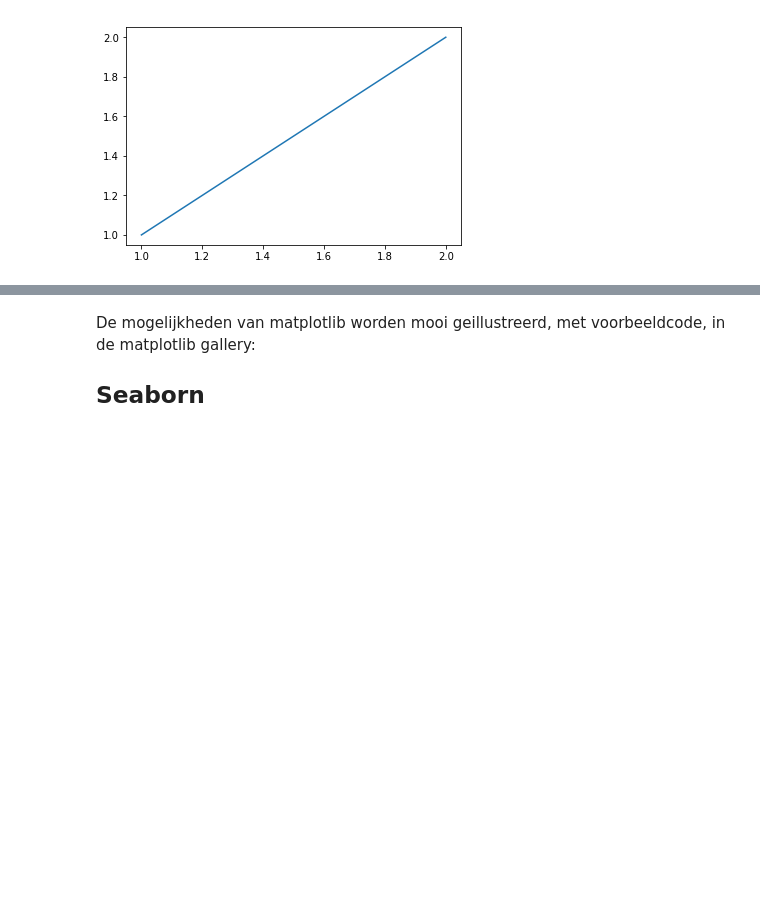
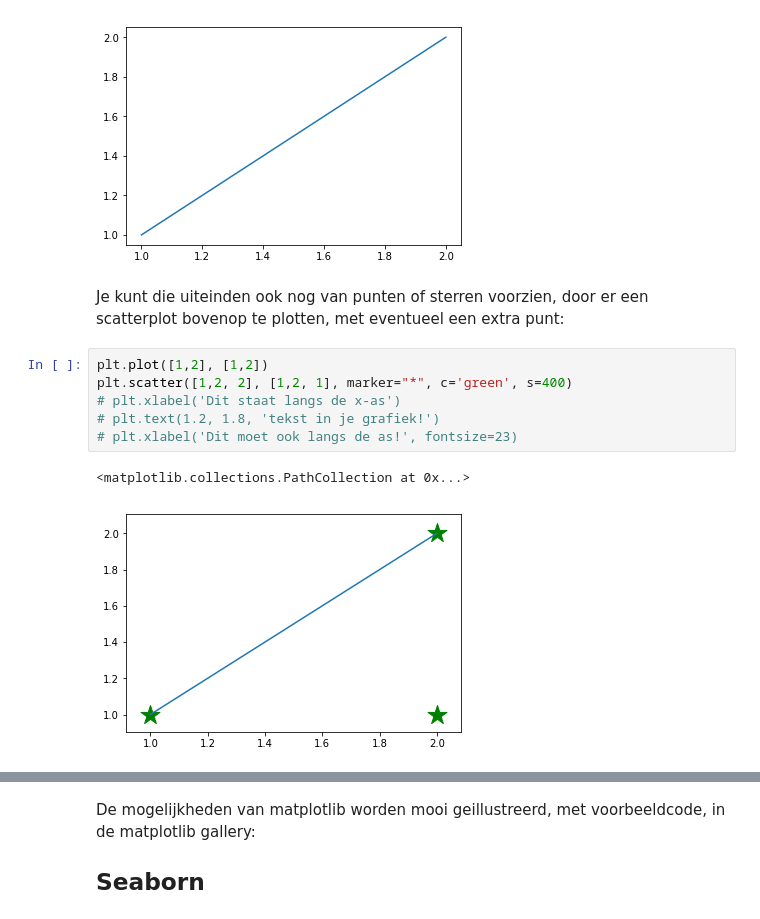
Before and after one commit to harcel/PyDataScienceIntroNL, a Jupyter notebook: Instructie_3.ipynb, the cells around one changed output, grey strips where cells are left out. Cells and saved outputs as stored; diff of their text form; blank space fills up the shorter version.

```diff
--- a/Instructie_3.ipynb
+++ b/Instructie_3.ipynb
@@ -21,3 +26,14 @@ plt.plot([1,2], [1,2])
 # %% [output]
 [<matplotlib.lines.Line2D at 0x...>]
 [figure]
+# %% [markdown]
+Je kunt die uiteinden ook nog van punten of sterren voorzien, door er een scatterplot bovenop te plotten, met eventueel een extra punt:
+# %%
+plt.plot([1,2], [1,2])
+plt.scatter([1,2, 2], [1,2, 1], marker="*", c='green', s=400)
+# plt.xlabel('Dit staat langs de x-as')
+# plt.text(1.2, 1.8, 'tekst in je grafiek!')
+# plt.xlabel('Dit moet ook langs de as!', fontsize=23)
+# %% [output]
+<matplotlib.collections.PathCollection at 0x...>
+[figure, added]
```
Also changed, not shown: parts of 4 cells of this notebook.
